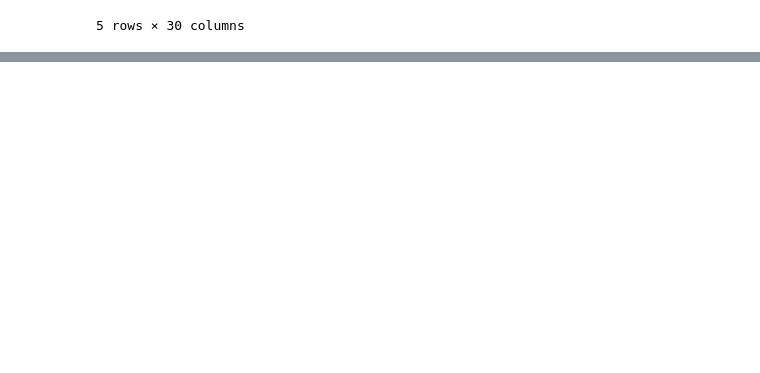
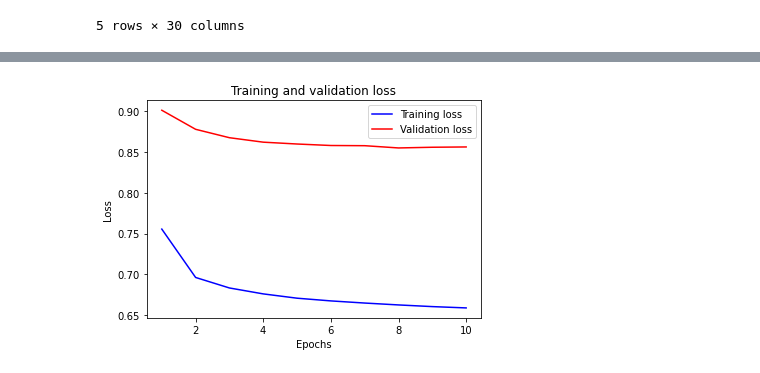
Before and after one commit to DaniloJ97/anomaly_detection, a Jupyter notebook: anomaly_detection.ipynb, the cells around one changed output, grey strips where cells are left out. Cells and saved outputs as stored; diff of their text form; code cells hidden in the pictures; blank space fills up the shorter version.

```diff
--- a/anomaly_detection.ipynb
+++ b/anomaly_detection.ipynb
@@ -243,0 +393,14 @@ credit_cards_standardized2=scl.fit_transform(credit_cards_copy) #alternative way
+# %%
+input_dim = X_train.shape[1]
+encoding_dim = 16
+# %%
+input_layer = Input(shape=(input_dim, ))
+
+encoder = Dense(encoding_dim, activation="tanh",
+                activity_regularizer=regularizers.l1(10e-5))(input_layer)
+encoder = Dense(int(encoding_dim / 2), activation="tanh")(encoder)
+
+decoder = Dense(int(encoding_dim / 2), activation='tanh')(encoder)
+decoder = Dense(input_dim,activation="relu")(decoder)
+
+autoencoder = Model(inputs=input_layer, outputs=decoder)
@@ -243,0 +428,13 @@ credit_cards_standardized2=scl.fit_transform(credit_cards_copy) #alternative way
+# %%
+epochs = 10
+batch_size = 32
+
+autoencoder.compile(optimizer='adam',
+                    loss='mean_squared_error',
+                    metrics=['accuracy'])
+
+history = autoencoder.fit(X_train, X_train,
+                    epochs=epochs,
+                    batch_size=batch_size,
+                    shuffle=True,
+                    validation_data=(X_valid, X_valid)).history
@@ -243,0 +462,15 @@ credit_cards_standardized2=scl.fit_transform(credit_cards_copy) #alternative way
+# %%
+plt.clf()
+history_dict = history
+loss_values = history_dict['loss']
+val_loss_values = history_dict['val_loss']
+epochs = range(1, (len(history_dict['loss']) + 1))
+plt.plot(epochs, loss_values, 'b', label='Training loss')
+plt.plot(epochs, val_loss_values, 'r', label='Validation loss')
+plt.title('Training and validation loss')
+plt.xlabel('Epochs')
+plt.ylabel('Loss')
+plt.legend()
+plt.show()
+# %% [output]
+[figure, added]
```
Also changed, not shown: parts of 25 cells of this notebook.
